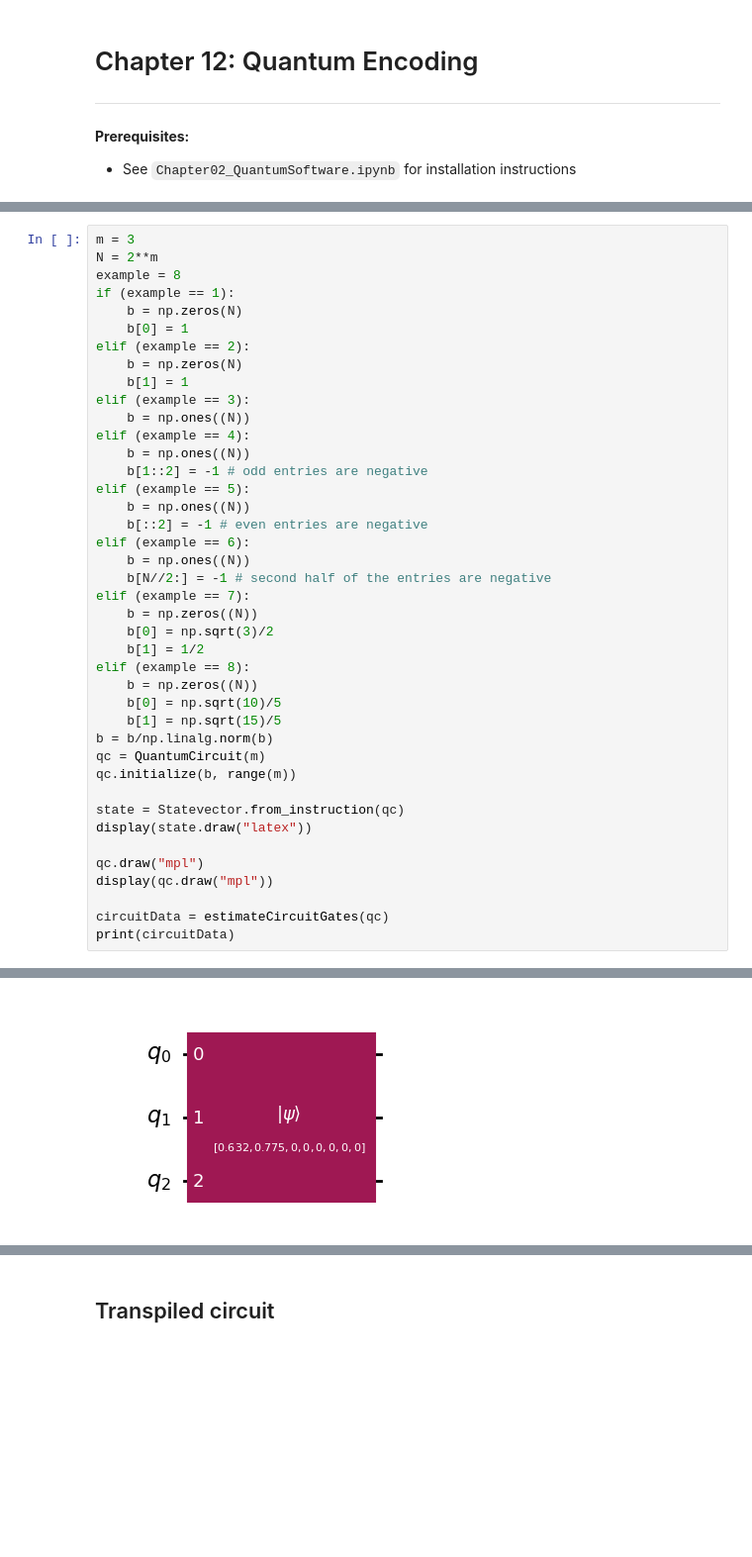
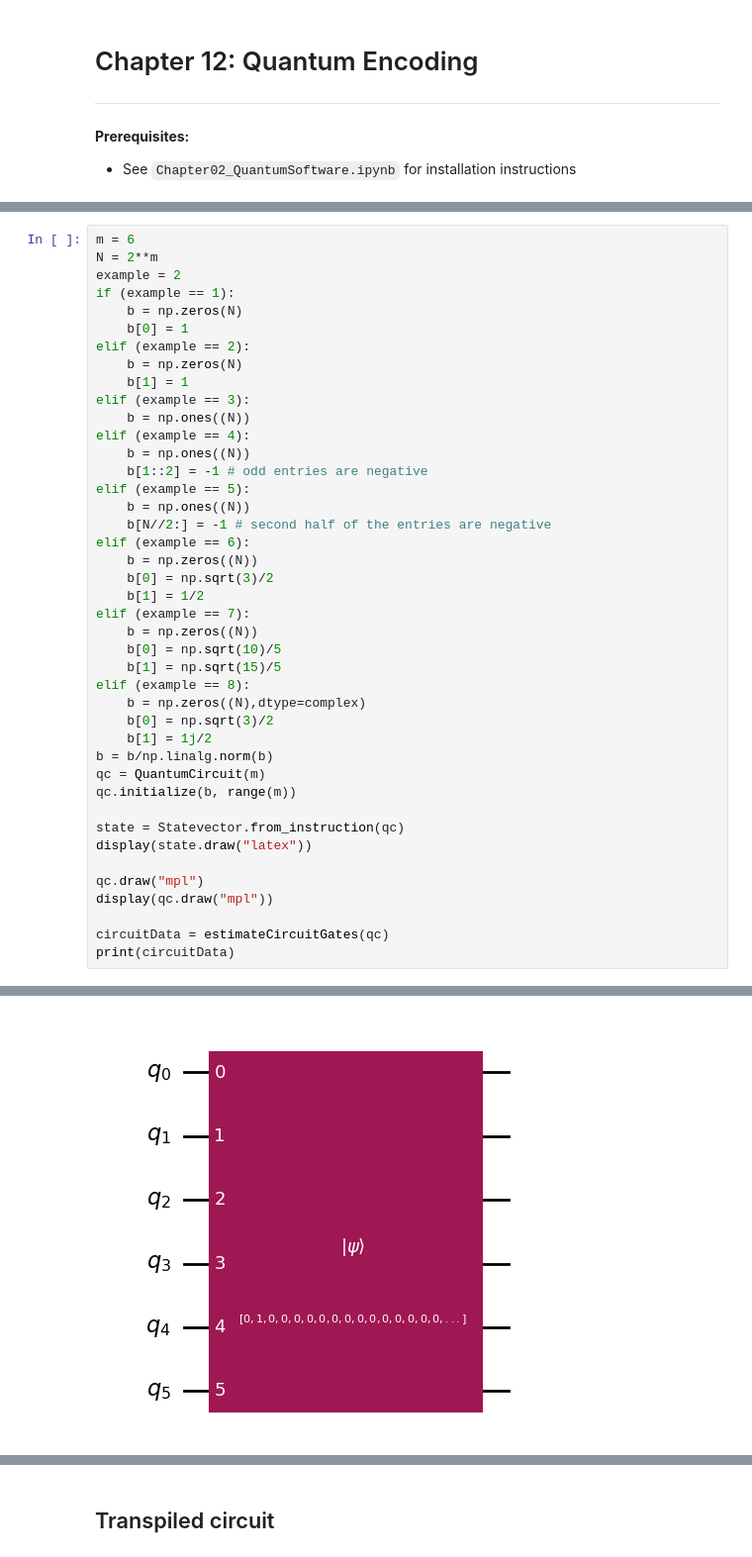
Before and after one commit to UW-ERSL/AppliedQC, a Jupyter notebook: Chapter12_QuantumEncoding_notebook.ipynb, the cells around one changed output, grey strips where cells are left out. Shown at 99% size. Cells and saved outputs as stored; diff of their text form; blank space fills up the shorter version.

```diff
--- a/Chapter12_QuantumEncoding_notebook.ipynb
+++ b/Chapter12_QuantumEncoding_notebook.ipynb
@@ -30,7 +30,7 @@ from Chapter12_QuantumEncoding_functions import (LCU_Ax,Pauli_Block_Encoding)
 # %%
-m = 3
+m = 6
 N = 2**m
-example = 8
+example = 2
 if (example == 1):
     b = np.zeros(N)
     b[0] = 1
@@ -44,18 +44,19 @@ elif (example == 4):
     b[1::2] = -1 # odd entries are negative
 elif (example == 5):
     b = np.ones((N))
-    b[::2] = -1 # even entries are negative
+    b[N//2:] = -1 # second half of the entries are negative
 elif (example == 6):
-    b = np.ones((N))
-    b[N//2:] = -1 # second half of the entries are negative
-elif (example == 7):
     b = np.zeros((N))
     b[0] = np.sqrt(3)/2
     b[1] = 1/2
-elif (example == 8):
+elif (example == 7):
     b = np.zeros((N))
     b[0] = np.sqrt(10)/5
     b[1] = np.sqrt(15)/5
+elif (example == 8):
+    b = np.zeros((N),dtype=complex)
+    b[0] = np.sqrt(3)/2
+    b[1] = 1j/2
 b = b/np.linalg.norm(b)
 qc = QuantumCircuit(m)
 qc.initialize(b, range(m))
@@ -73 +74 @@ $$\frac{\sqrt{10}}{5} |000\rangle+\frac{\sqrt{15}}{5} |001\rangle$$
-[figure, old version]
+[figure, new version]
```
Also changed, not shown: parts of 25 cells of this notebook, 2 other files.
